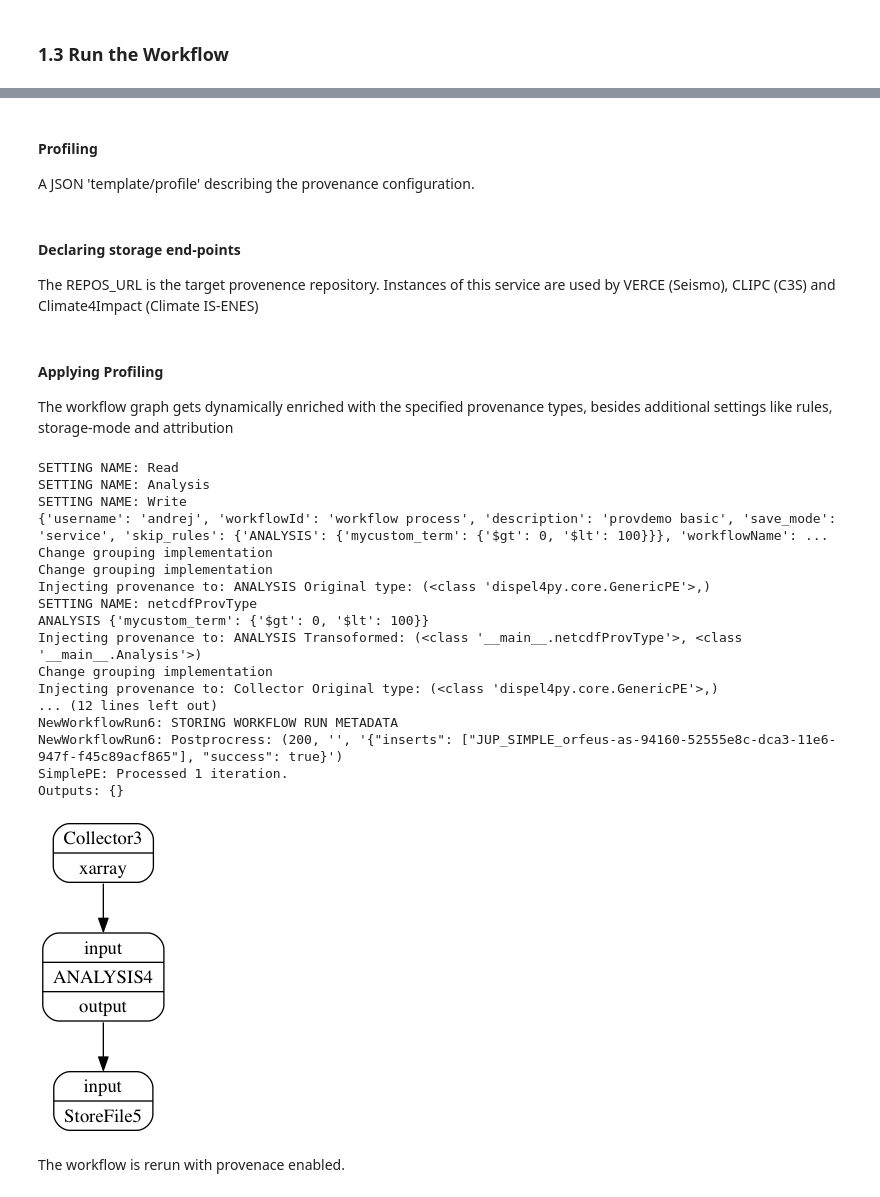
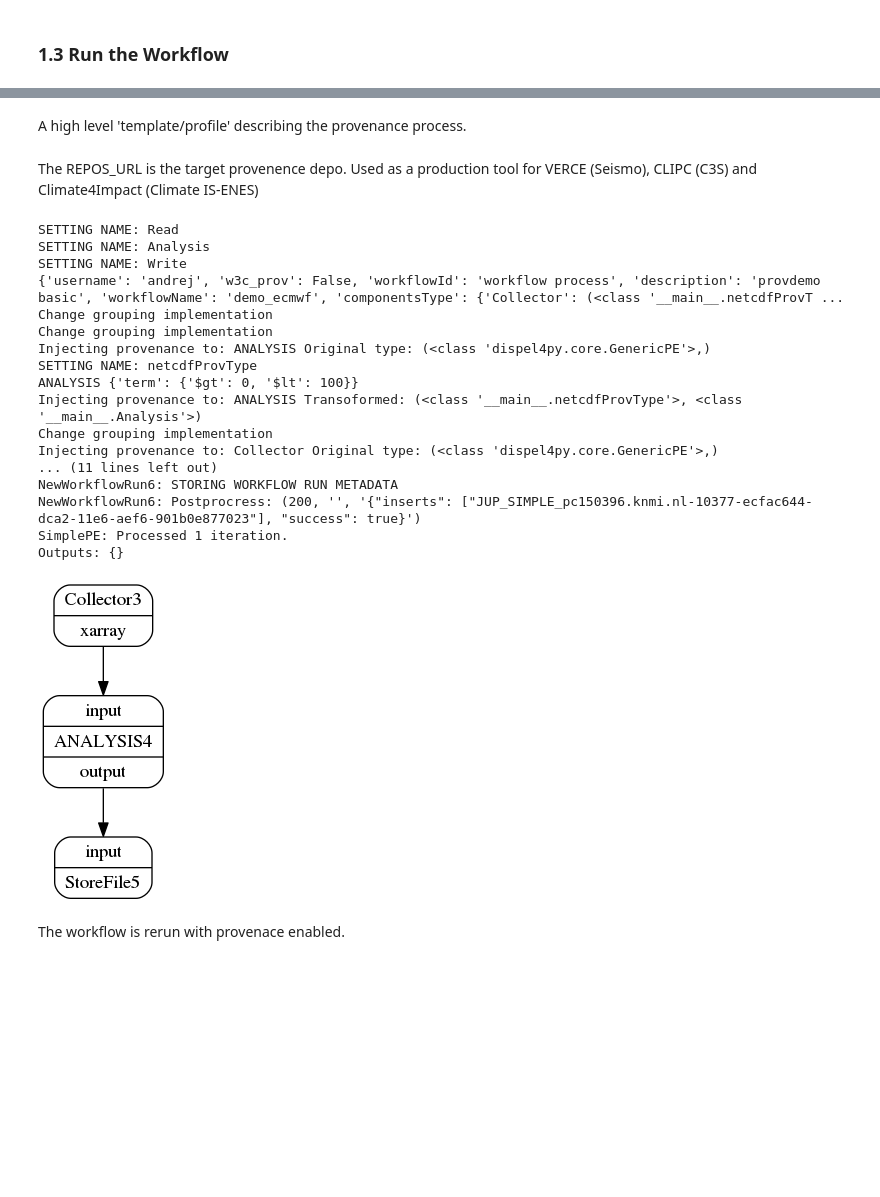
Before and after one commit to KNMI/wps_workflow, a Jupyter notebook: ProvenanceDemo.ipynb, the cells around one changed output, grey strips where cells are left out. Cells and saved outputs as stored; diff of their text form; code cells hidden in the pictures; blank space fills up the shorter version.

```diff
--- a/ProvenanceDemo.ipynb
+++ b/ProvenanceDemo.ipynb
@@ -104,7 +104,7 @@ class Read(GenericPE):
     def _process(self,inputs):
         self.log('Read_Process')
 
-        #self.log(inputs)
+        self.log(inputs)
 
         inputLocation = inputs['input'][0]
 
@@ -113,7 +113,6 @@ class Read(GenericPE):
         self.write( 'xarray' , (ds , inputs['input'][1]) , location=inputLocation )
 
 
-# This Class is defined as an IterativePE => inptut and output ports are automatically assigned
 class Write(IterativePE):
 
     def __init__(self):
@@ -139,11 +138,15 @@ class Analysis(GenericPE):
         self._add_output('output')
 
     def _process(self,inputs):
-        self.log('Analysis_process')
+        self.log('Workflow_process')
 
+        #self.log(inputs)
+
+        #nc = inputs['input'][0]
         nc = inputs['input'][0]
-
-        self.write('output', (nc , inputs['input'][1] ),metadata={'mycustom_term':10})
+        #self.log(nc)
+        #
+        self.write('output', (nc , inputs['input'][1] ))
 # %% [markdown]
 ### 1.2 Construct the Workflow application
 
@@ -331,26 +334,23 @@ Users can tune the scale of the records produced by indicating in the above meth
 # %%
-skip_rules={"ANALYSIS":{"mycustom_term":{"$gt":0,"$lt":100}}}
+skip_rules={"ANALYSIS":{"term":{"$gt":0,"$lt":100}}}
 # %% [markdown]
-#### Profiling
-
-A JSON 'template/profile' describing the provenance configuration.
+A high level 'template/profile' describing the provenance process.
 # %%
 prov_profile =  {
                     'username': "andrej",
+                    'w3c_prov': False   ,
                     'description' : "provdemo basic",
                     'workflowName': "demo_ecmwf"      ,
                     'workflowId'  : "workflow process",
-                    # Specifies how to store the provenance traces (service|files|sensor)
                     'save_mode'   : 'service'         ,
-                    # defines the use of the Provenance Types for specific the Workflow Component
+
+                 # defines the use of the ProvenancePE with the Workflow element
+                    #'componentsType' : {'Workflow':(netcdfProvType,) , 'Collector':(netcdfProvType,),'Write':(netcdfProvType,)}
                     'componentsType' : {'ANALYSIS':(netcdfProvType,) , 'Collector':(netcdfProvType,)},
                     'skip_rules': skip_rules
                 }
 # %% [markdown]
-#### Declaring storage end-points
-
-The REPOS_URL is the target provenence repository.
-Instances of this service are used by VERCE (Seismo), CLIPC (C3S) and Climate4Impact (Climate IS-ENES)
+The REPOS_URL is the target provenence depo. Used as a production tool for VERCE (Seismo), CLIPC (C3S) and Climate4Impact (Climate IS-ENES)
 # %%
 #Store via service
 #ProvenancePE.REPOS_URL='http://127.0.0.1:8082/workflow/insert'
@@ -370,11 +371,8 @@ ProvenancePE.BULK_SIZE=20
-# %% [markdown]
-#### Applying Profiling
-
-The workflow graph gets dynamically enriched with the specified provenance types, besides additional settings like rules, storage-mode and attribution
 # %%
 def createGraphWithProv():
 
     graph=createWorkflowGraph()
+    #Location of the remote repository for runtime updates of the lineage traces. Shared among ProvenanceRecorder subtypes
 
     # Ranomdly generated unique identifier for the current run
     rid='JUP_SIMPLE_'+getUniqueId()
@@ -383,10 +381,14 @@ def createGraphWithProv():
     # Finally, provenance enhanced graph is prepared:
     print prov_profile
 
+
+    #Initialise provenance storage to service:
     profile_prov_run(graph,
+                     None,
                      provImpClass=(ProvenancePE,),
                      username=prov_profile['username'],
                      runId=rid,
+                     w3c_prov=prov_profile['w3c_prov'],
                      description=prov_profile['description'],
                      workflowName=prov_profile['workflowName'],
                      workflowId=prov_profile['workflowId'],
@@ -410,38 +412,38 @@ def createGraphWithProv():
 
 
     #Configuring provenance feedback-loop
     #profile_prov_run(graph,ProvenanceTimedSensorToService,provImpClass=(ProvenancePE,),username='aspinuso',runId=rid,w3c_prov=False,description="provState",workflowName="test_rdwd",workflowId="xx",save_mode='sensor',feedbackPEs=['Source','MaxClique'])
 
 
     #Initialise provenance storage end associate a Provenance type with specific components:
     #profile_prov_run(graph,provImpClass=ProvenancePE,componentsType={'Source':(ProvenanceStock,)},username='aspinuso',runId=rid,w3c_prov=False,description="provState",workflowName="test_rdwd",workflowId="xx",save_mode='service')
 
     #
     return graph
 
 
 graph=createGraphWithProv()
 
 display(graph)
 # %% [output]
 SETTING NAME: Read
 SETTING NAME: Analysis
 SETTING NAME: Write
-{'username': 'andrej', 'workflowId': 'workflow process', 'description': 'provdemo basic', 'save_mode': 'service', 'skip_rules': {'ANALYSIS': {'mycustom_term': {'$gt': 0, '$lt': 100}}}, 'workflowName': ...
+{'username': 'andrej', 'w3c_prov': False, 'workflowId': 'workflow process', 'description': 'provdemo basic', 'workflowName': 'demo_ecmwf', 'componentsType': {'Collector': (<class '__main__.netcdfProvT ...
 Change grouping implementation
 Change grouping implementation
 Injecting provenance to: ANALYSIS Original type: (<class 'dispel4py.core.GenericPE'>,)
 SETTING NAME: netcdfProvType
-ANALYSIS {'mycustom_term': {'$gt': 0, '$lt': 100}}
+ANALYSIS {'term': {'$gt': 0, '$lt': 100}}
 Injecting provenance to: ANALYSIS Transoformed: (<class '__main__.netcdfProvType'>, <class '__main__.Analysis'>)
 Change grouping implementation
 Injecting provenance to: Collector Original type: (<class 'dispel4py.core.GenericPE'>,)
-... (12 lines left out)
+... (11 lines left out)
 NewWorkflowRun6: STORING WORKFLOW RUN METADATA
-NewWorkflowRun6: Postprocress: (200, '', '{"inserts": ["JUP_SIMPLE_orfeus-as-94160-52555e8c-dca3-11e6-947f-f45c89acf865"], "success": true}')
+NewWorkflowRun6: Postprocress: (200, '', '{"inserts": ["JUP_SIMPLE_pc150396.knmi.nl-10377-ecfac644-dca2-11e6-aef6-901b0e877023"], "success": true}')
 SimplePE: Processed 1 iteration.
 Outputs: {}
-[figure, old version]
+[figure, new version]
 # %% [markdown]
 The workflow is rerun with provenace enabled.
 # %%
```
Also changed, not shown: parts of 11 cells of this notebook, 2 other files.
